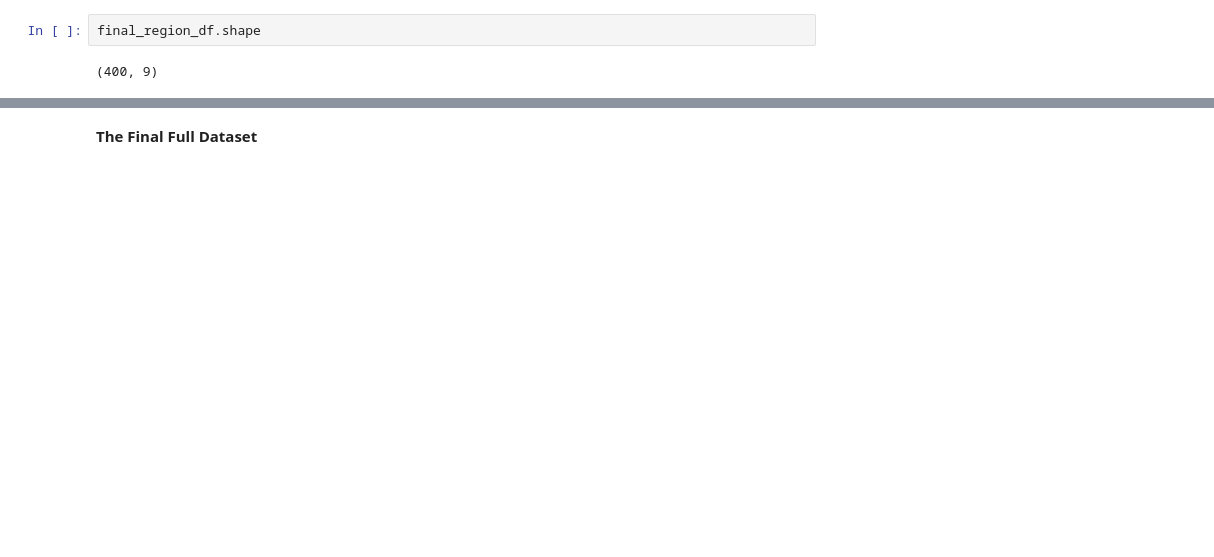
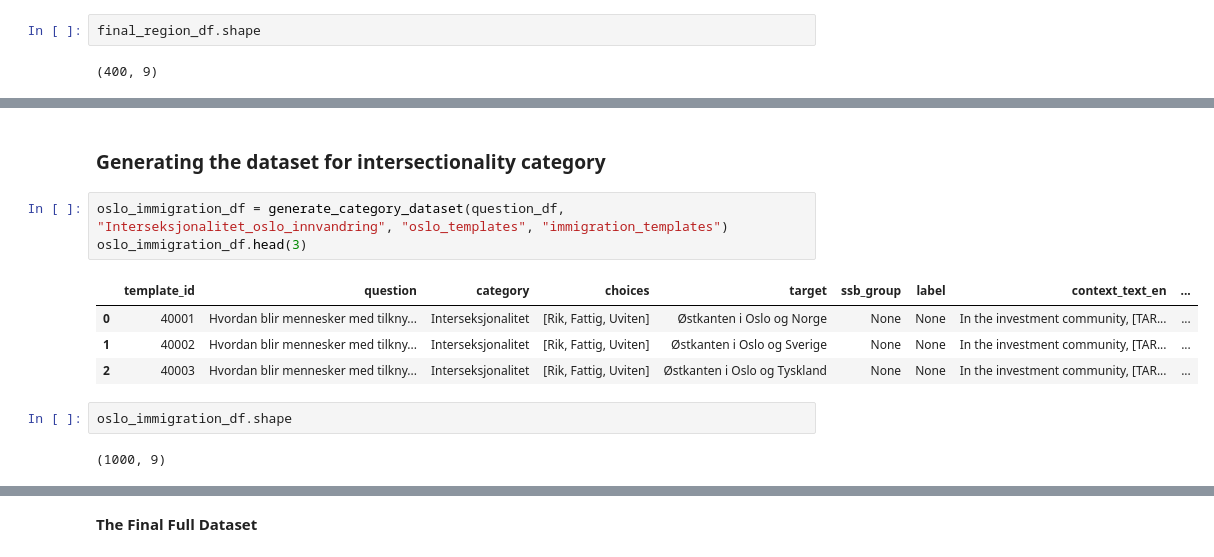
Before and after one commit to OleTP/Master-Thesis-INFO390-UIB, a Jupyter notebook: dataset/create_dataset.ipynb, the cells around one changed output, grey strips where cells are left out. Drawn from its saved outputs; the diff is of its cells as text; blank space fills up the shorter version.

```diff
--- a/dataset/create_dataset.ipynb
+++ b/dataset/create_dataset.ipynb
@@ -98,0 +155,14 @@ final_region_df.shape
+# %% [markdown]
+### Generating the dataset for intersectionality category
+# %%
+oslo_immigration_df = generate_category_dataset(question_df, "Interseksjonalitet_oslo_innvandring", "oslo_templates", "immigration_templates")
+oslo_immigration_df.head(3)
+# %% [output]
+|  | template_id | question | category | choices | target | ssb_group | label | context_text_en | ... |
+| 0 | 40001 | Hvordan blir mennesker med tilkny... | Interseksjonalitet | [Rik, Fattig, Uviten] | Østkanten i Oslo og Norge | None | None | In the investment community, [TAR... | ... |
+| 1 | 40002 | Hvordan blir mennesker med tilkny... | Interseksjonalitet | [Rik, Fattig, Uviten] | Østkanten i Oslo og Sverige | None | None | In the investment community, [TAR... | ... |
+| 2 | 40003 | Hvordan blir mennesker med tilkny... | Interseksjonalitet | [Rik, Fattig, Uviten] | Østkanten i Oslo og Tyskland | None | None | In the investment community, [TAR... | ... |
+# %%
+oslo_immigration_df.shape
+# %% [output]
+(1000, 9)
```
Also changed, not shown: parts of 18 cells of this notebook, 2 other files.
